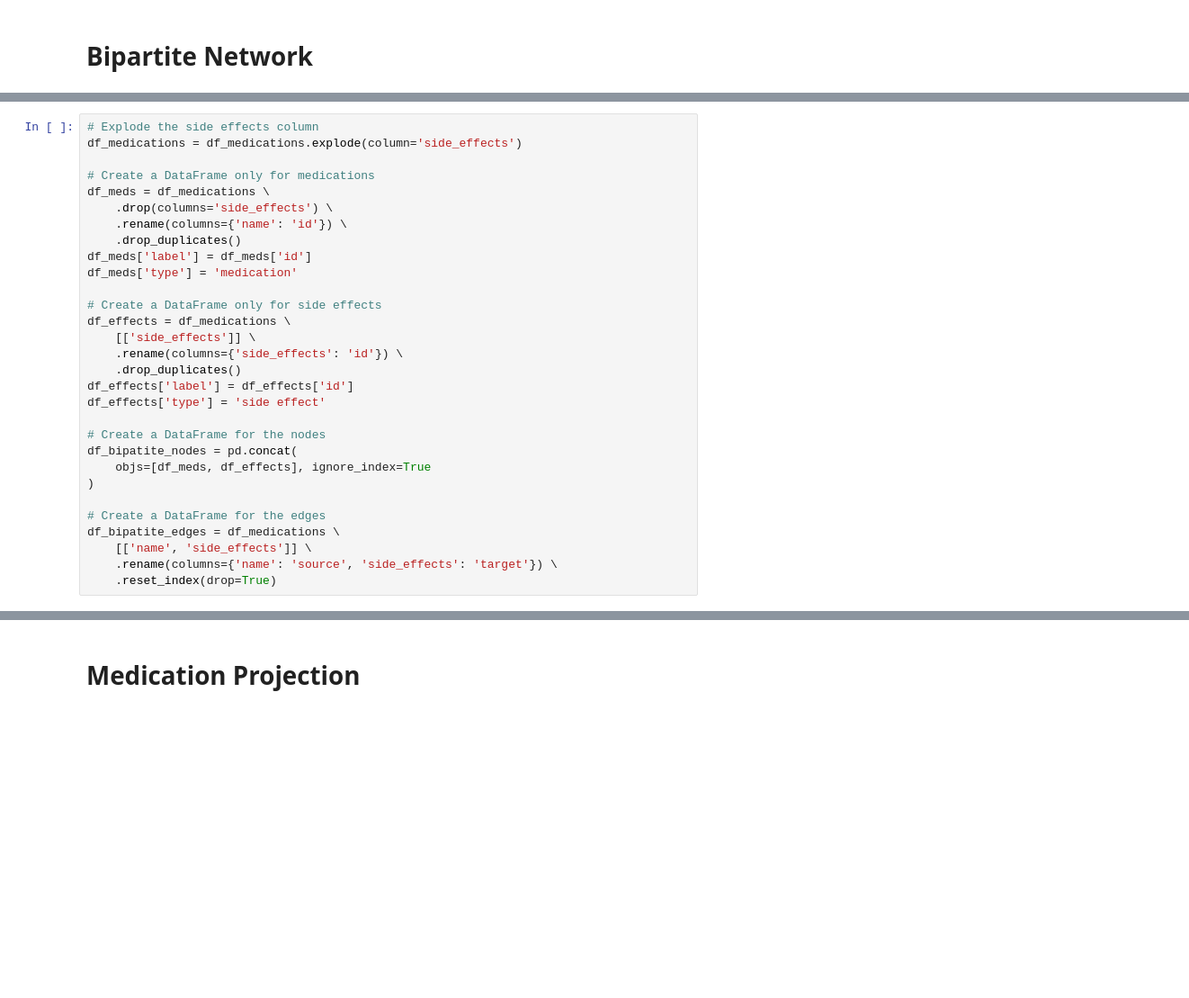
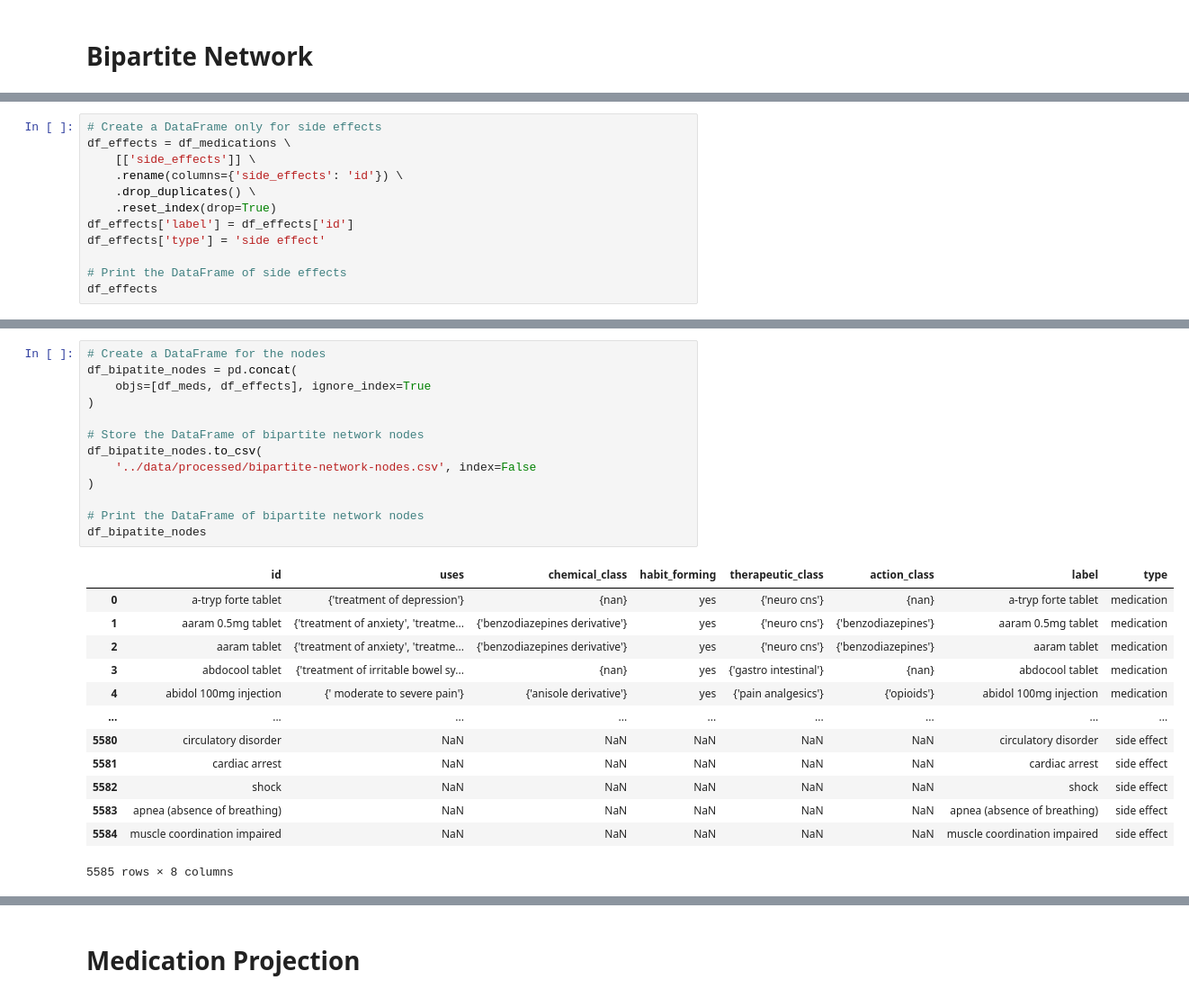
Before and after one commit to MylenaRoberta/medications-and-side-effects-networks, a Jupyter notebook: notebooks/02_network-construction.ipynb, the cells around one changed output, grey strips where cells are left out. Shown at 90% size. Cells and saved outputs as stored; diff of their text form; blank space fills up the shorter version.

```diff
--- a/notebooks/02_network-construction.ipynb
+++ b/notebooks/02_network-construction.ipynb
@@ -65,0 +105,12 @@ df_medications
+# %%
+# Create a DataFrame only for side effects
+df_effects = df_medications \
+    [['side_effects']] \
+    .rename(columns={'side_effects': 'id'}) \
+    .drop_duplicates() \
+    .reset_index(drop=True)
+df_effects['label'] = df_effects['id']
+df_effects['type'] = 'side effect'
+
+# Print the DataFrame of side effects
+df_effects
@@ -66,30 +131,27 @@ df_medications
 # %%
-# Explode the side effects column
-df_medications = df_medications.explode(column='side_effects')
-
-# Create a DataFrame only for medications
-df_meds = df_medications \
-    .drop(columns='side_effects') \
-    .rename(columns={'name': 'id'}) \
-    .drop_duplicates()
-df_meds['label'] = df_meds['id']
-df_meds['type'] = 'medication'
-
-# Create a DataFrame only for side effects
-df_effects = df_medications \
-    [['side_effects']] \
-    .rename(columns={'side_effects': 'id'}) \
-    .drop_duplicates()
-df_effects['label'] = df_effects['id']
-df_effects['type'] = 'side effect'
-
 # Create a DataFrame for the nodes
 df_bipatite_nodes = pd.concat(
     objs=[df_meds, df_effects], ignore_index=True
 )
 
-# Create a DataFrame for the edges
-df_bipatite_edges = df_medications \
-    [['name', 'side_effects']] \
-    .rename(columns={'name': 'source', 'side_effects': 'target'}) \
-    .reset_index(drop=True)
+# Store the DataFrame of bipartite network nodes
+df_bipatite_nodes.to_csv(
+    '../data/processed/bipartite-network-nodes.csv', index=False
+)
+
+# Print the DataFrame of bipartite network nodes
+df_bipatite_nodes
+# %% [output]
+|  | id | uses | chemical_class | habit_forming | therapeutic_class | action_class | label | type |
+| 0 | a-tryp forte tablet | {'treatment of depression'} | {nan} | yes | {'neuro cns'} | {nan} | a-tryp forte tablet | medication |
+| 1 | aaram 0.5mg tablet | {'treatment of anxiety', 'treatme... | {'benzodiazepines derivative'} | yes | {'neuro cns'} | {'benzodiazepines'} | aaram 0.5mg tablet | medication |
+| 2 | aaram tablet | {'treatment of anxiety', 'treatme... | {'benzodiazepines derivative'} | yes | {'neuro cns'} | {'benzodiazepines'} | aaram tablet | medication |
+| 3 | abdocool tablet | {'treatment of irritable bowel sy... | {nan} | yes | {'gastro intestinal'} | {nan} | abdocool tablet | medication |
+| 4 | abidol 100mg injection | {' moderate to severe pain'} | {'anisole derivative'} | yes | {'pain analgesics'} | {'opioids'} | abidol 100mg injection | medication |
+| ... | ... | ... | ... | ... | ... | ... | ... | ... |
+| 5580 | circulatory disorder | NaN | NaN | NaN | NaN | NaN | circulatory disorder | side effect |
+| 5581 | cardiac arrest | NaN | NaN | NaN | NaN | NaN | cardiac arrest | side effect |
+| 5582 | shock | NaN | NaN | NaN | NaN | NaN | shock | side effect |
+| 5583 | apnea (absence of breathing) | NaN | NaN | NaN | NaN | NaN | apnea (absence of breathing) | side effect |
+| 5584 | muscle coordination impaired | NaN | NaN | NaN | NaN | NaN | muscle coordination impaired | side effect |
+5585 rows × 8 columns
```
Also changed, not shown: parts of 12 cells of this notebook.
